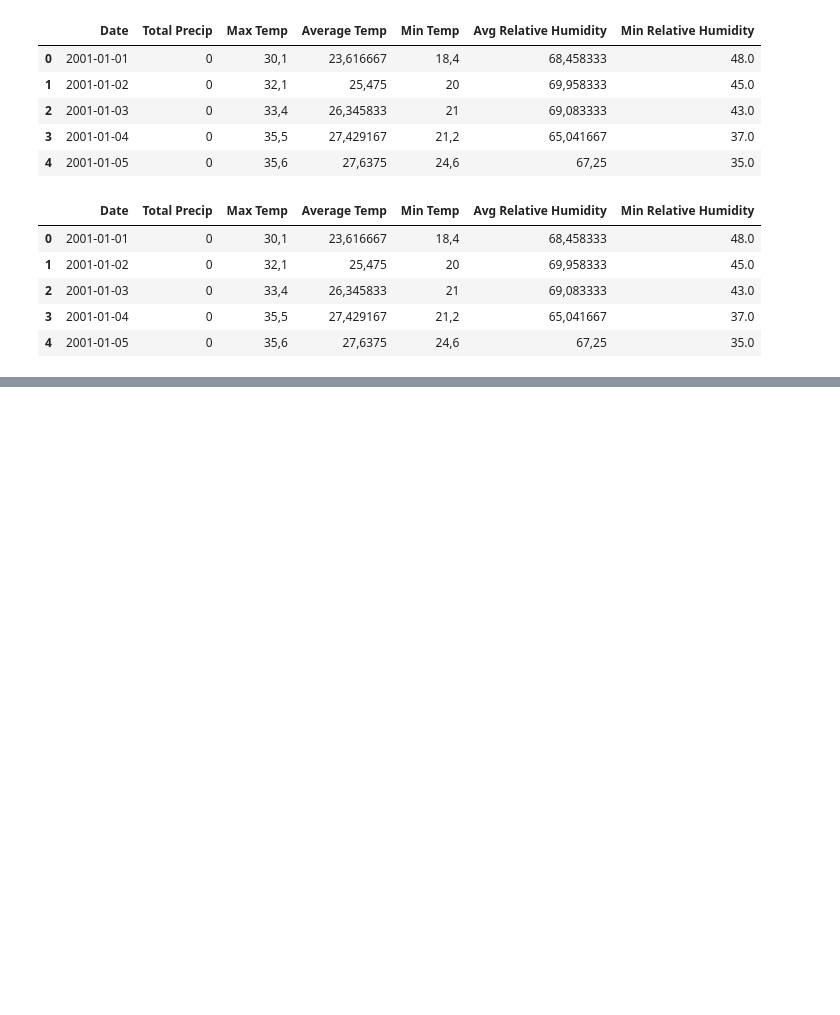
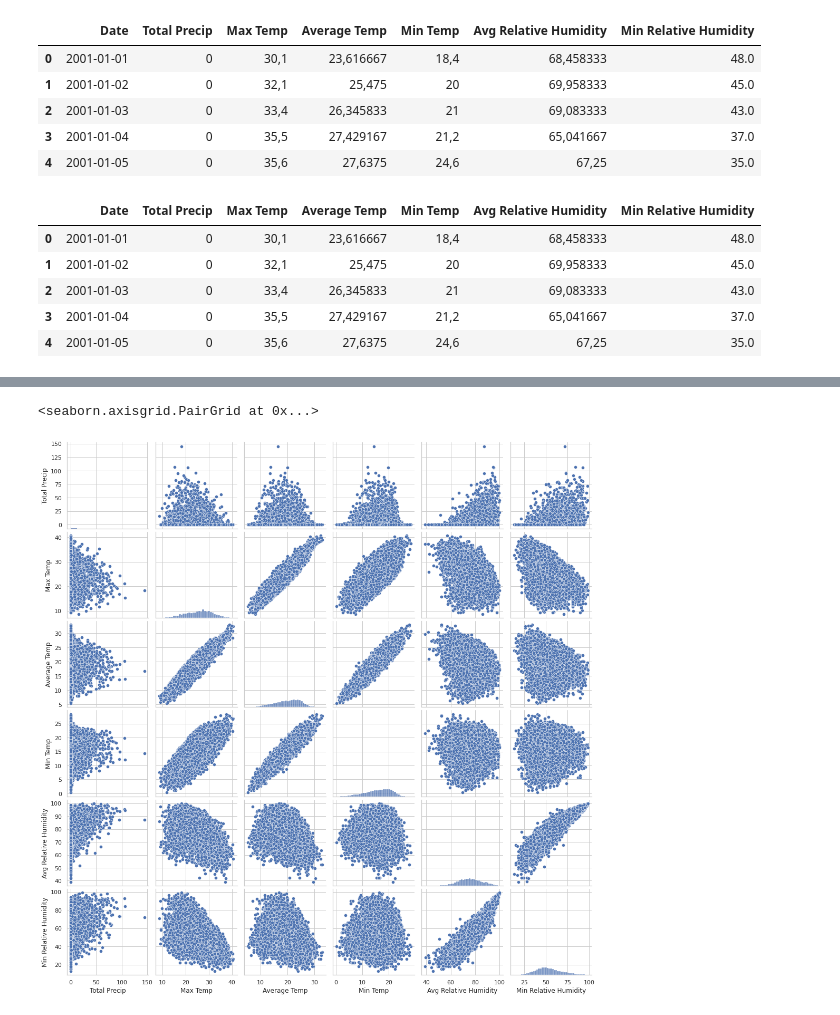
Before and after one commit to attrindade/poa-weather-analysis, a Jupyter notebook: weather-comparation.ipynb, the cells around one changed output, grey strips where cells are left out. Drawn from its saved outputs; the diff is of its cells as text; code cells hidden in the pictures; blank space fills up the shorter version.

```diff
--- a/weather-comparation.ipynb
+++ b/weather-comparation.ipynb
@@ -75,0 +69,3 @@ poaw
+# %%
+#Droping rows where there are at least 3 NaN
+poaw.dropna(thresh=3, inplace=True)
@@ -75,0 +74,11 @@ poaw
+# %%
+import matplotlib.pyplot as plt
+import seaborn as sns
+%matplotlib inline
+
+sns.set_style("whitegrid")
+# %%
+sns.pairplot(poaw)
+# %% [output]
+<seaborn.axisgrid.PairGrid at 0x...>
+[figure, added]
```
Also changed, not shown: parts of 5 cells of this notebook.
